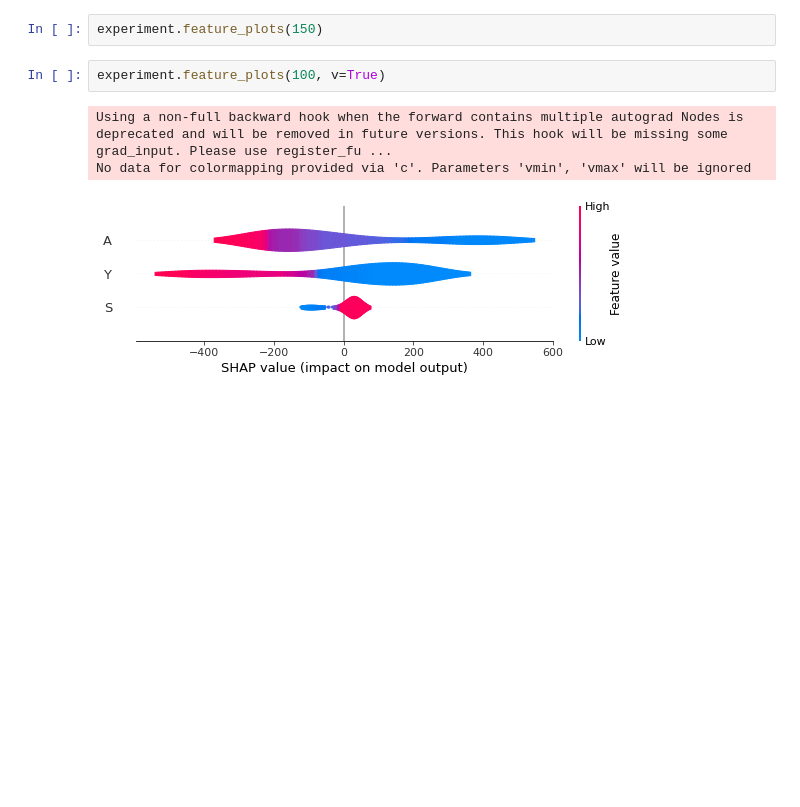
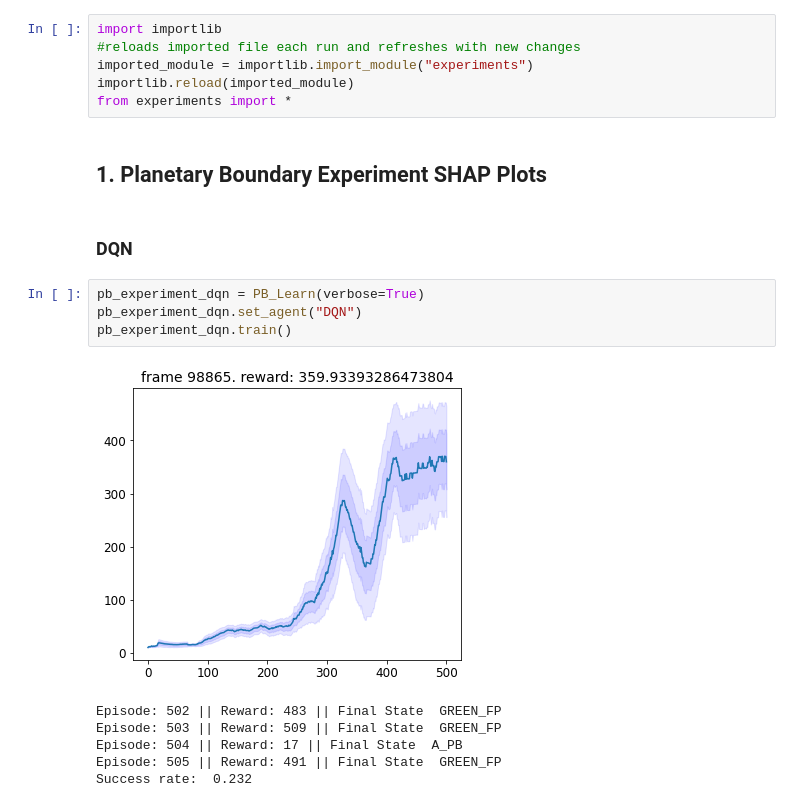
Before and after one commit to fionahtt/climate_rl_explainability, a Jupyter notebook: src/explainability.ipynb, the cells around one changed output. Saved outputs shown, nothing was run; the diff lists cells and outputs as text; blank space fills up the shorter version.

Commit message:
moved explainability experiments to jupyter notebook file

```diff
--- a/src/explainability.ipynb
+++ b/src/explainability.ipynb
@@ -33,8 +1,21 @@ No data for colormapping provided via 'c'. Parameters 'vmin', 'vmax' will be ign
-# %%
-experiment.feature_plots(150)
-# %%
-experiment.feature_plots(100, v=True)
-# %% [output]
-Using a non-full backward hook when the forward contains multiple autograd Nodes is deprecated and will be removed in future versions. This hook will be missing some grad_input. Please use register_fu ...
-No data for colormapping provided via 'c'. Parameters 'vmin', 'vmax' will be ignored
-[figure, removed]
+# %%
+import importlib
+#reloads imported file each run and refreshes with new changes
+imported_module = importlib.import_module("experiments")
+importlib.reload(imported_module)
+from experiments import *
+# %% [markdown]
+## 1. Planetary Boundary Experiment SHAP Plots
+# %% [markdown]
+### DQN
+# %%
+pb_experiment_dqn = PB_Learn(verbose=True)
+pb_experiment_dqn.set_agent("DQN")
+pb_experiment_dqn.train()
+# %% [output]
+[figure, added]
+Episode: 502 || Reward: 483 || Final State  GREEN_FP
+Episode: 503 || Reward: 509 || Final State  GREEN_FP
+Episode: 504 || Reward: 17 || Final State  A_PB
+Episode: 505 || Reward: 491 || Final State  GREEN_FP
+Success rate:  0.232
```
Also changed, not shown: parts of 20 cells of this notebook, 1 other file.
